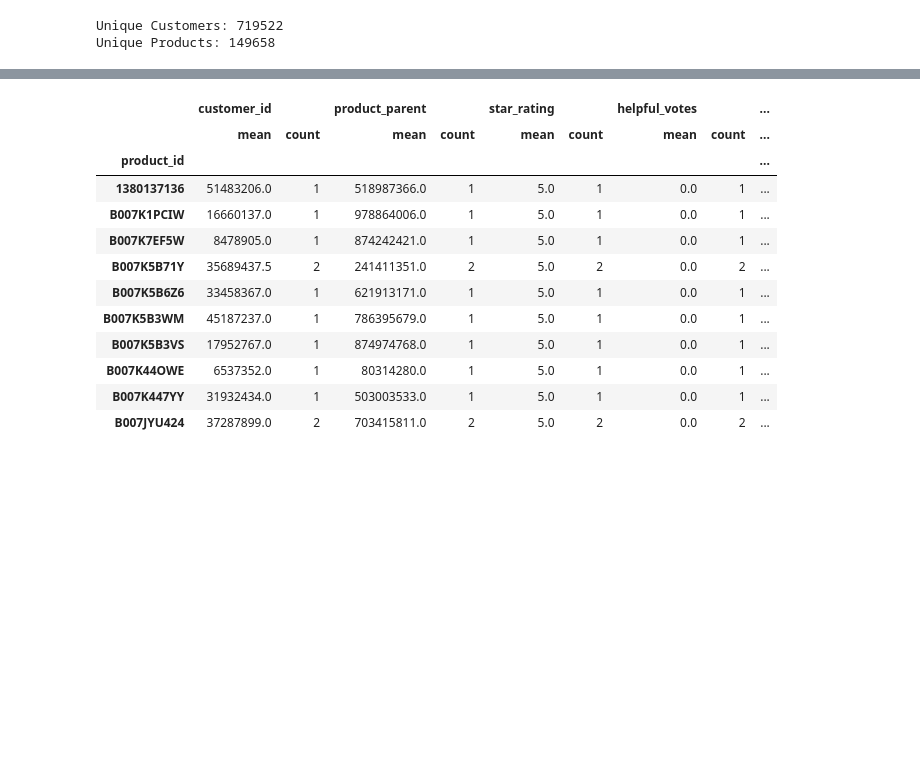
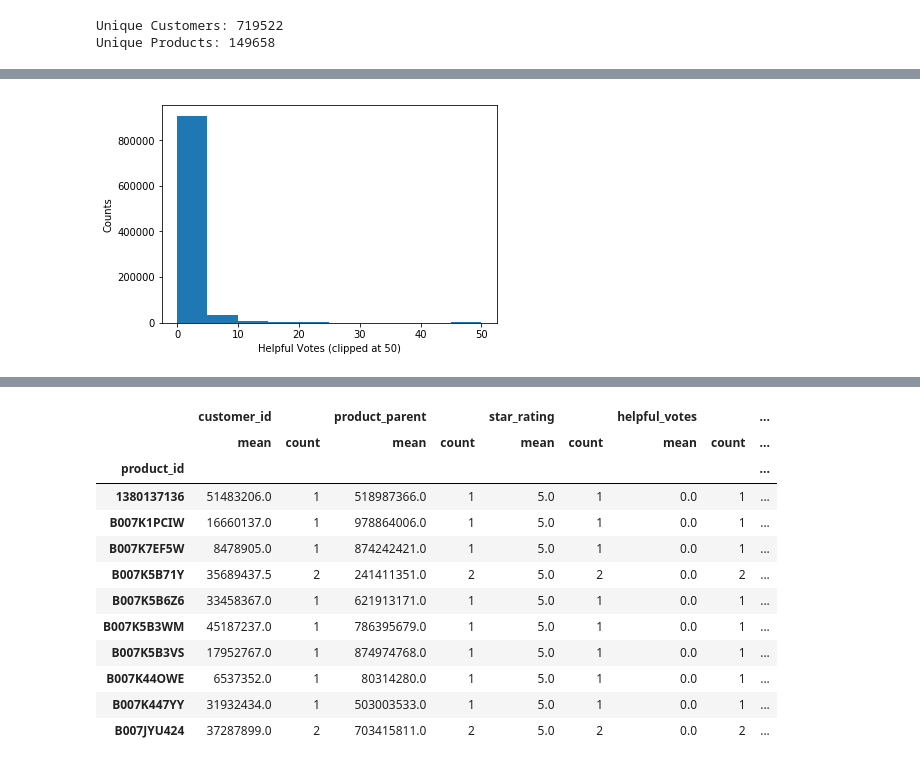
Before and after one commit to FraBle/uiuc_cs_498, a Jupyter notebook: Amazon Watches Reviews EDA.ipynb, the cells around one changed output, grey strips where cells are left out. Saved outputs shown, nothing was run; the diff lists cells and outputs as text; code cells hidden in the pictures; blank space fills up the shorter version.

Commit message:
Added more statistics to EDA notebook
Changes to be committed:
	modified:   Amazon Watches Reviews EDA.ipynb

```diff
--- a/Amazon Watches Reviews EDA.ipynb
+++ b/Amazon Watches Reviews EDA.ipynb
@@ -57,0 +61,8 @@ plt.show()
+# %%
+# distribution of helpful votes in reviews
+plt.hist(np.clip(df.helpful_votes, 0, 50))
+plt.xlabel('Helpful Votes (clipped at 50)')
+plt.ylabel('Counts')
+plt.show()
+# %% [output]
+[figure, added]
```
Also changed, not shown: parts of 13 cells of this notebook.
